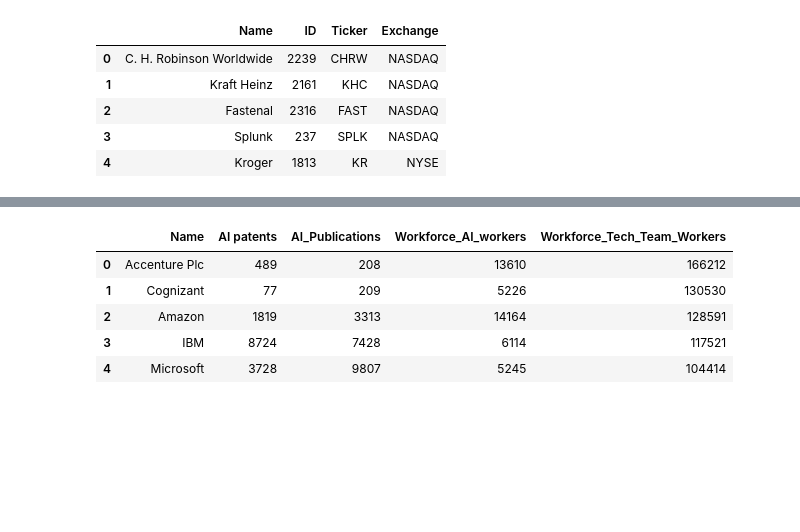
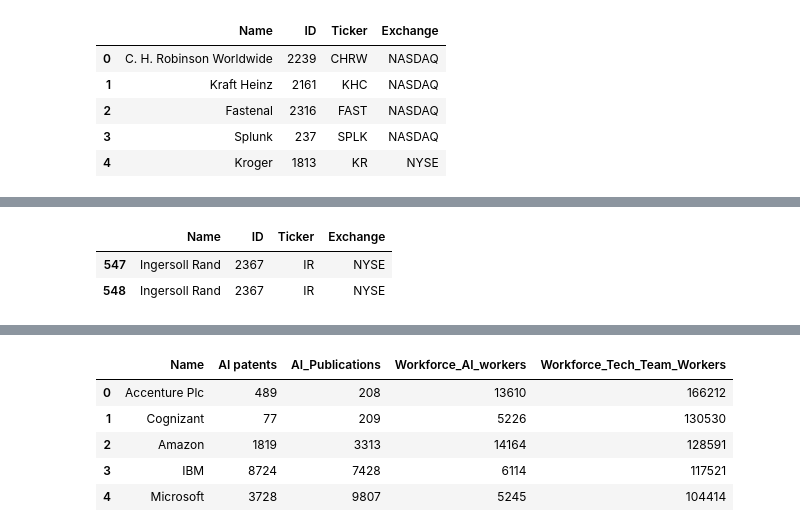
Before and after one commit to qitouying/Data-Visualization, a Jupyter notebook: Codes.ipynb, the cells around one changed output, grey strips where cells are left out. Cells and saved outputs as stored; diff of their text form; code cells hidden in the pictures; blank space fills up the shorter version.

```diff
--- a/Codes.ipynb
+++ b/Codes.ipynb
@@ -69,0 +70,7 @@ memory usage: 22.3+ KB
+# %%
+# Searching up one of the duplicated records
+df2[df2['Name']=="Ingersoll Rand"]
+# %% [output]
+|  | Name | ID | Ticker | Exchange |
+| 547 | Ingersoll Rand | 2367 | IR | NYSE |
+| 548 | Ingersoll Rand | 2367 | IR | NYSE |
```
Also changed, not shown: parts of 40 cells of this notebook, 1 other file.
